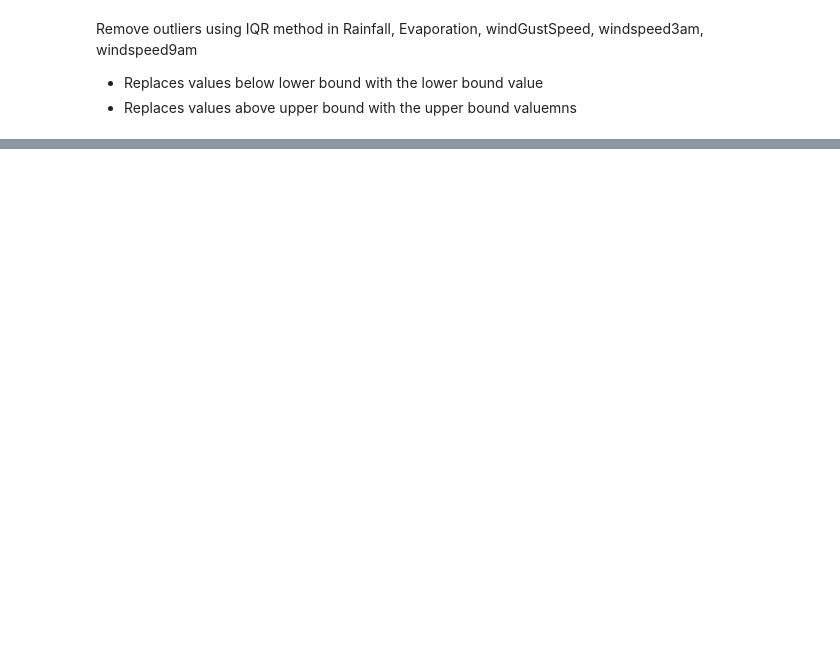
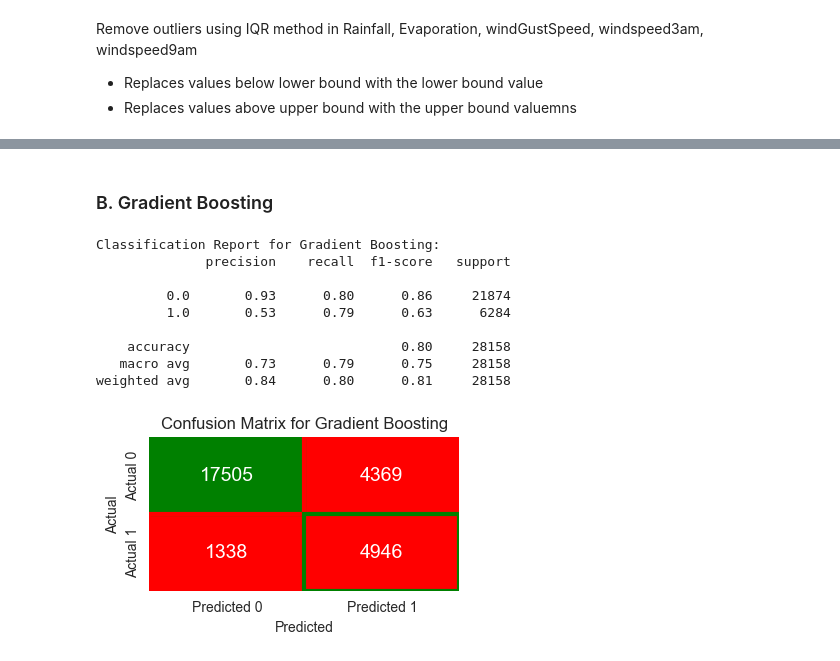
Before and after one commit to roshangiga/ML_tinker, a Jupyter notebook: caseStudy2.ipynb, the cells around one changed output, grey strips where cells are left out. Cells and saved outputs as stored; diff of their text form; code cells hidden in the pictures; blank space fills up the shorter version.

```diff
--- a/caseStudy2.ipynb
+++ b/caseStudy2.ipynb
@@ -334,0 +412,3 @@ WindSpeed3pm: found 2420 outliers
+# %%
+gb_model = GradientBoostingClassifier(random_state=2024)
+gb_model.fit(X_train_under, y_train_under)
@@ -334,0 +682,16 @@ WindSpeed3pm: found 2420 outliers
+# %% [markdown]
+### B. Gradient Boosting
+# %%
+# B. Gradient Boosting
+print_metrics(y_test, gb_pred, 'Gradient Boosting')
+# %% [output]
+Classification Report for Gradient Boosting:
+              precision    recall  f1-score   support
+
+         0.0       0.93      0.80      0.86     21874
+         1.0       0.53      0.79      0.63      6284
+
+    accuracy                           0.80     28158
+   macro avg       0.73      0.79      0.75     28158
+weighted avg       0.84      0.80      0.81     28158
+[figure, added]
```
Also changed, not shown: parts of 46 cells of this notebook.
